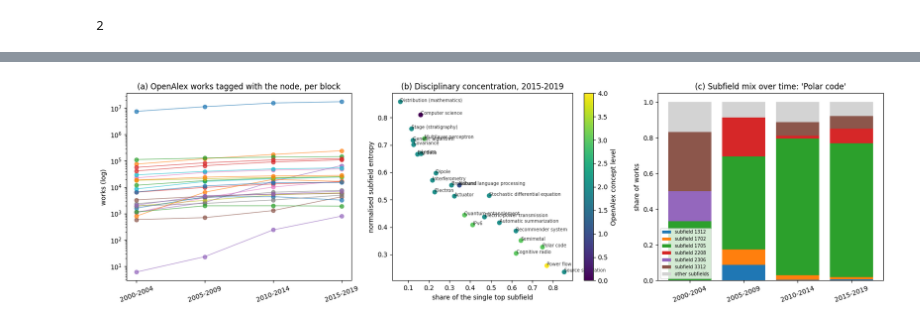
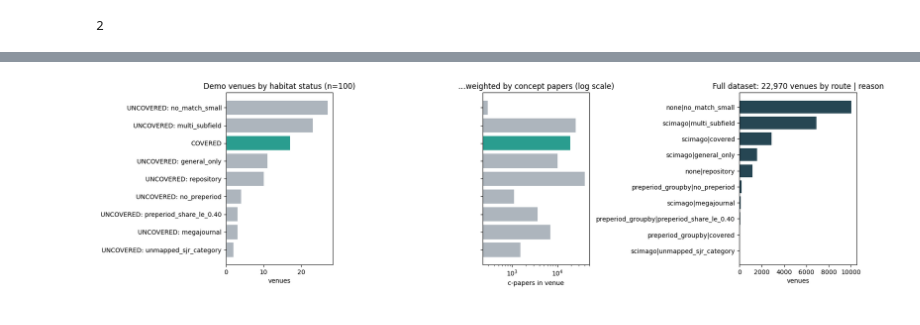
Before and after one commit to ai-inventor-papers/ai-invention-8892b7-occupancy-is-not-integration-for-new, a Jupyter notebook: round-2/dataset-5/demo/data_code_demo.ipynb, the cells around one changed output, grey strips where cells are left out. Drawn from its saved outputs; the diff is of its cells as text; code cells hidden in the pictures.

Commit message:
round-2/dataset-5 — demo for All concept papers downloaded, with field labels

```diff
--- a/round-2/dataset-5/demo/data_code_demo.ipynb
+++ b/round-2/dataset-5/demo/data_code_demo.ipynb
@@ -104,7 +82,7 @@ These are all the tunable parameters.
 # %%
-N_NODES = 25              # nodes to export (demo file holds 25; full artifact: 1,372 nodes = 5,488 rows)
-PART_LIMIT_DEMO = 100_000 # bytes per full_data_out part; ORIGINAL: 85_000_000
-MINI_N = 3                # examples per dataset in mini_* files; ORIGINAL: 3
-PREVIEW_CHARS = 200       # string truncation in preview_* files; ORIGINAL: 200
-OUT_DIR = Path("demo_out")  # stands in for the artifact ROOT (where data.py writes its outputs)
+N_VENUES = 100            # venue records converted (demo max 100; original: all 22,970)
+PART_LIMIT = 20_000       # bytes per full_data_out part (original: 85_000_000)
+MINI_N = 3                # examples per dataset in mini_*/preview_* files (original: 3, hard-coded in write_small)
+PREVIEW_CHARS = 200       # string truncation for preview_* files (original: 200, default of trunc)
+OUT_ROOT = "demo_out"     # where the notebook writes its outputs (original: the script's own directory)
 # %% [markdown]
@@ -116,9 +91,13 @@ example's `input` and `output` are stored as such strings.
 # %%
-ROOT = OUT_DIR  # original: Path(__file__).resolve().parent
+ROOT = Path(OUT_ROOT).resolve()          # original: Path(__file__).resolve().parent
 ROOT.mkdir(exist_ok=True)
-HYD = ROOT / "hyd"  # not present in the demo (raw parquet/abstract store stays on the run volume)
+HYD = ROOT / "hyd"
+# original: sys.path.insert(0, str(HYD)); import data as d1  (hyd/data.py: dataset_1 builders, ROOT = hyd/)
+_c = data["hyd_data_constants"]
+d1 = SimpleNamespace(LINK_FEATURES=_c["LINK_FEATURES"], WORK_FEATURES=_c["WORK_FEATURES"],
+                     TOP_META={"notes": _c["TOP_META_notes"]})
 
-PART_LIMIT = PART_LIMIT_DEMO  # original: 85_000_000
+# PART_LIMIT = 85_000_000  -> now set in the config cell
 J = lambda o: orjson.dumps(o).decode()  # noqa: E731
 
 logger.remove()
@@ -400,38 +333,30 @@ written files:
 # %%
-blocks = ["2000-2004", "2005-2009", "2010-2014", "2015-2019"]
-fig, axes = plt.subplots(1, 3, figsize=(17, 5))
+# 3) how the habitat rule labelled the demo venues
+tab["status"] = tab.apply(lambda r: "COVERED" if r["habitat_subfield"] != "UNCOVERED"
+                          else f"UNCOVERED: {r['uncovered_reason']}", axis=1)
+summary = (tab.groupby(["route", "status"])
+              .agg(venues=("source_id", "size"), c_papers=("n_c_papers", "sum")).reset_index()
+              .sort_values("venues", ascending=False))
+print(summary.to_string(index=False))
+print(f"\nc-paper share in COVERED venues (demo sample): "
+      f"{tab.loc[tab.status == 'COVERED', 'n_c_papers'].sum() / tab.n_c_papers.sum():.1%}")
 
-# (a) growth: total works per block (log scale), one line per node
-for (rank, node), g in df.groupby(["rank", "node"]):
-    g = g.set_index("block").loc[blocks]
-    axes[0].plot(blocks, g["total"], marker="o", lw=1, alpha=.7, label=f"{node} (#{rank})")
-axes[0].set_yscale("log"); axes[0].set_title("(a) OpenAlex works tagged with the node, per block")
-axes[0].set_ylabel("works (log)"); axes[0].tick_params(axis="x", rotation=20)
-
-# (b) concentration vs. spread in the latest block
-last = df[df.block == "2015-2019"]
-sc = axes[1].scatter(last["top_share"], last["entropy"], c=last["level"], cmap="viridis", s=40)
-for _, r in last.iterrows():
-    axes[1].annotate(r["node"], (r["top_share"], r["entropy"]), fontsize=7, alpha=.8)
-axes[1].set_xlabel("share of the single top subfield"); axes[1].set_ylabel("normalised subfield entropy")
-axes[1].set_title("(b) Disciplinary concentration, 2015-2019"); plt.colorbar(sc, ax=axes[1], label="OpenAlex concept level")
-
-# (c) subfield composition over time for the node with the largest entropy change
-chg = (df.pivot_table(index="node", columns="block", values="entropy")[blocks[-1]]
-       - df.pivot_table(index="node", columns="block", values="entropy")[blocks[0]]).abs().idxmax()
-sel = {e["block"]: e["subfield_counts"] for e in ex if e["display_name"] == chg}
-tot = {b: sum(v for k, v in sel[b].items() if k != "unknown") for b in blocks}
-top_sfs = sorted({k for b in blocks for k, _ in sorted(((k, v) for k, v in sel[b].items() if k != "unknown"),
-                                                        key=lambda t: -t[1])[:3]})
-bottom = np.zeros(len(blocks))
-for sf in top_sfs:
-    vals = np.array([sel[b].get(sf, 0) / tot[b] for b in blocks])
-    axes[2].bar(blocks, vals, bottom=bottom, label=f"subfield {sf}"); bottom += vals
-axes[2].bar(blocks, 1 - bottom, bottom=bottom, color="lightgrey", label="other subfields")
-axes[2].set_title(f"(c) Subfield mix over time: '{chg}'"); axes[2].set_ylabel("share of works")
-axes[2].legend(fontsize=7); axes[2].tick_params(axis="x", rotation=20)
-plt.tight_layout(); plt.show()
-
-print("Example exported row (first example, as stored in full_data_out_1.json, strings truncated):")
-print(json.dumps(trunc(orjson.loads((ROOT / 'full_data_out' / 'full_data_out_1.json').read_bytes())['datasets'][0]['examples'][0], 160), indent=1))
+fig, axes = plt.subplots(1, 3, figsize=(17, 4.8), gridspec_kw={"width_ratios": [1, 1, 1.1]})
+by_status = tab.groupby("status").agg(venues=("source_id", "size"), c_papers=("n_c_papers", "sum"))
+by_status = by_status.sort_values("venues")
+colors = ["#2a9d8f" if s == "COVERED" else "#adb5bd" for s in by_status.index]
+axes[0].barh(by_status.index, by_status.venues, color=colors)
+axes[0].set_title(f"Demo venues by habitat status (n={len(tab)})")
+axes[0].set_xlabel("venues")
+axes[1].barh(by_status.index, by_status.c_papers, color=colors)
+axes[1].set_xscale("log")
+axes[1].set_title("…weighted by concept papers (log scale)")
+axes[1].set_xlabel("c-papers in venue")
+axes[1].set_yticklabels([])
+full_sizes = pd.Series(data["full_stratum_sizes"]).rename(lambda k: k.replace("|None", "|covered")).sort_values()
+axes[2].barh(full_sizes.index, full_sizes.values, color="#264653")
+axes[2].set_title("Full dataset: 22,970 venues by route | reason")
+axes[2].set_xlabel("venues")
+plt.tight_layout()
+plt.show()
 # %% [output]
@@ -438 +376 @@ print(json.dumps(trunc(orjson.loads((ROOT / 'full_data_out' / 'full_data_out_1.j
-[figure, old version]
+[figure, new version]
```
Also changed, not shown: parts of 22 cells of this notebook, 1 other file.
